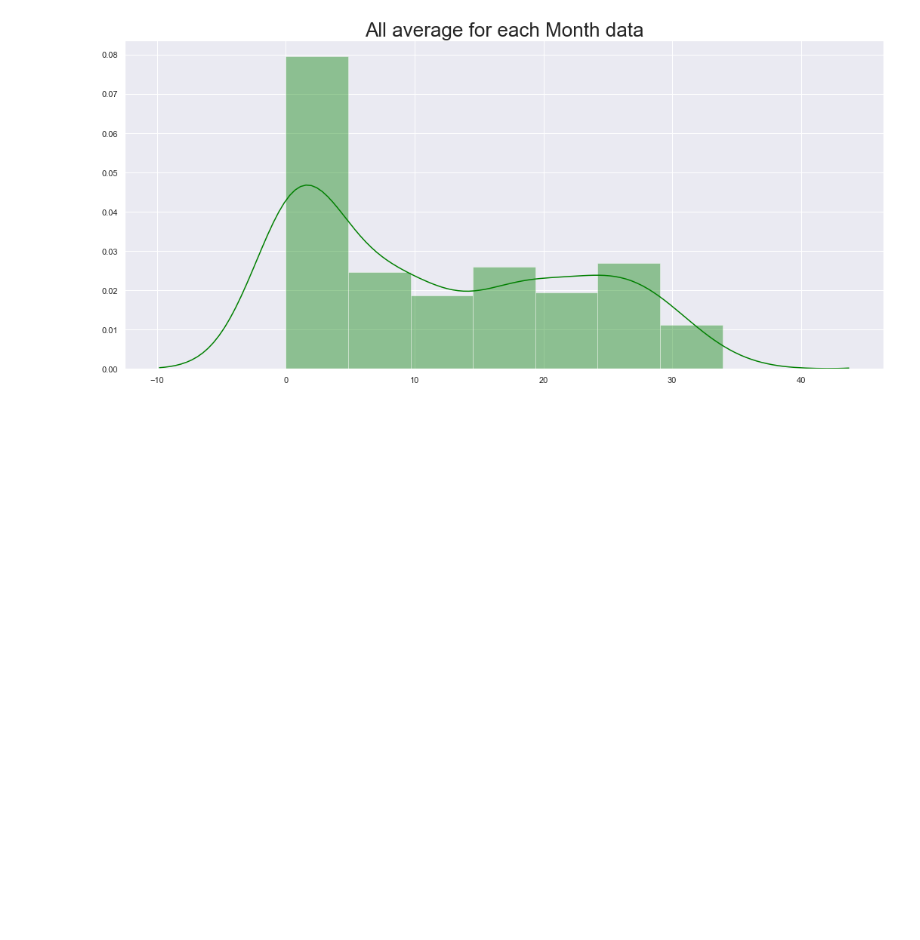
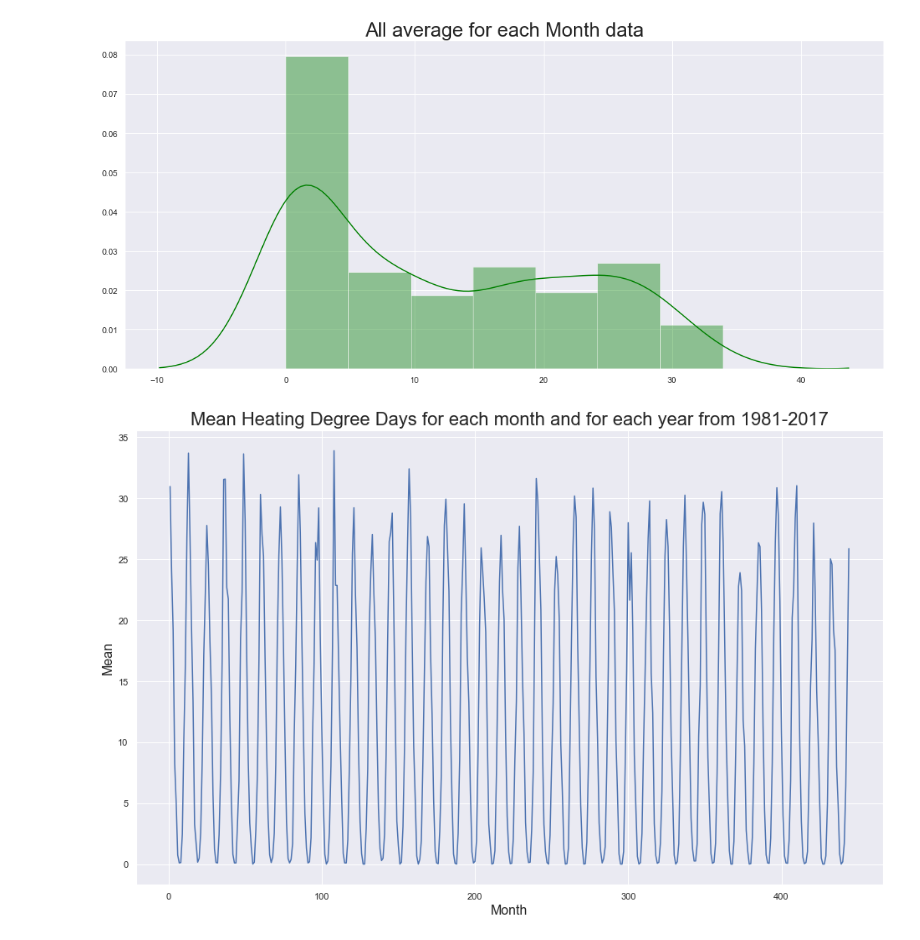
Before and after one commit to jenk1/Mean-Heating-Degree-Days, a Jupyter notebook: 8_28_19_V2.ipynb, the cells around one changed output. Drawn from its saved outputs; the diff is of its cells as text; code cells hidden in the pictures; blank space fills up the shorter version.

```diff
--- a/8_28_19_V2.ipynb
+++ b/8_28_19_V2.ipynb
@@ -83,3 +83,16 @@ sns.distplot(DecemberData, color = 'red').set_title('All December data', fontsiz
 sns.distplot(avgMonth, color = 'green').set_title('All average for each Month data', fontsize = 26);
 # %% [output]
 [figure]
+# %%
+"""Months444 will represent each month for the 444 months when I plot the averages for each month starting
+with Month 1 as Jan. 1981 and ending with month 444 (Dec. 2017)"""
+Months444 = range(1,445)
+# %%
+# Now I'm going to plot the data
+fig, ax = plt.subplots(figsize=(16,10))
+ax.plot(Months444, avgMonth);
+ax.set_xlabel("Month", fontsize=16);
+ax.set_ylabel("Mean", fontsize=16);
+ax.set_title("Mean Heating Degree Days for each month and for each year from 1981-2017", fontsize=22);
+# %% [output]
+[figure, added]
```
